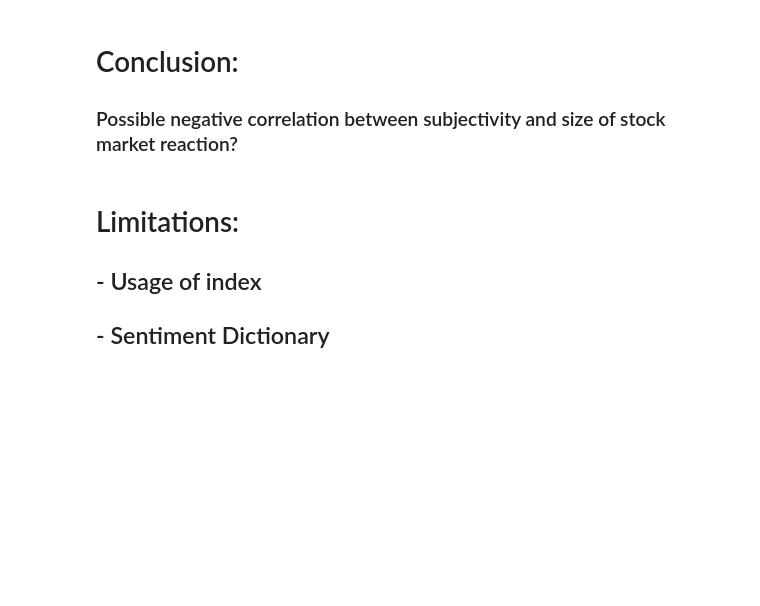
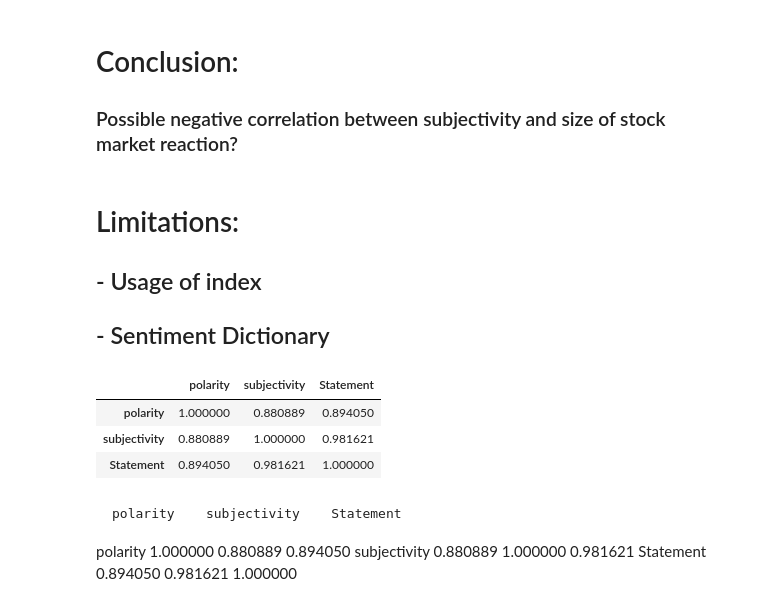
Before and after one commit to doublebigmak/econ_490, a Jupyter notebook: Final Project/Presentation_Slides.ipynb, the cells around one changed output. Cells and saved outputs as stored; diff of their text form; code cells hidden in the pictures; blank space fills up the shorter version.

```diff
--- a/Final Project/Presentation_Slides.ipynb
+++ b/Final Project/Presentation_Slides.ipynb
@@ -363,3 +363,16 @@ spx_statements[spx_statements['Statement']==1].plot.scatter('subjectivity','abs_
 # Limitations:
 ## - Usage of index
 ## - Sentiment Dictionary
+# %%
+spx_statements[['polarity','subjectivity','Statement']].corr()
+# %% [output]
+|  | polarity | subjectivity | Statement |
+| polarity | 1.000000 | 0.880889 | 0.894050 |
+| subjectivity | 0.880889 | 1.000000 | 0.981621 |
+| Statement | 0.894050 | 0.981621 | 1.000000 |
+# %% [markdown]
+
+	polarity 	subjectivity 	Statement
+polarity 	1.000000 	0.880889 	0.894050
+subjectivity 	0.880889 	1.000000 	0.981621
+Statement 	0.894050 	0.981621 	1.000000
```
Also changed, not shown: parts of 7 cells of this notebook.
